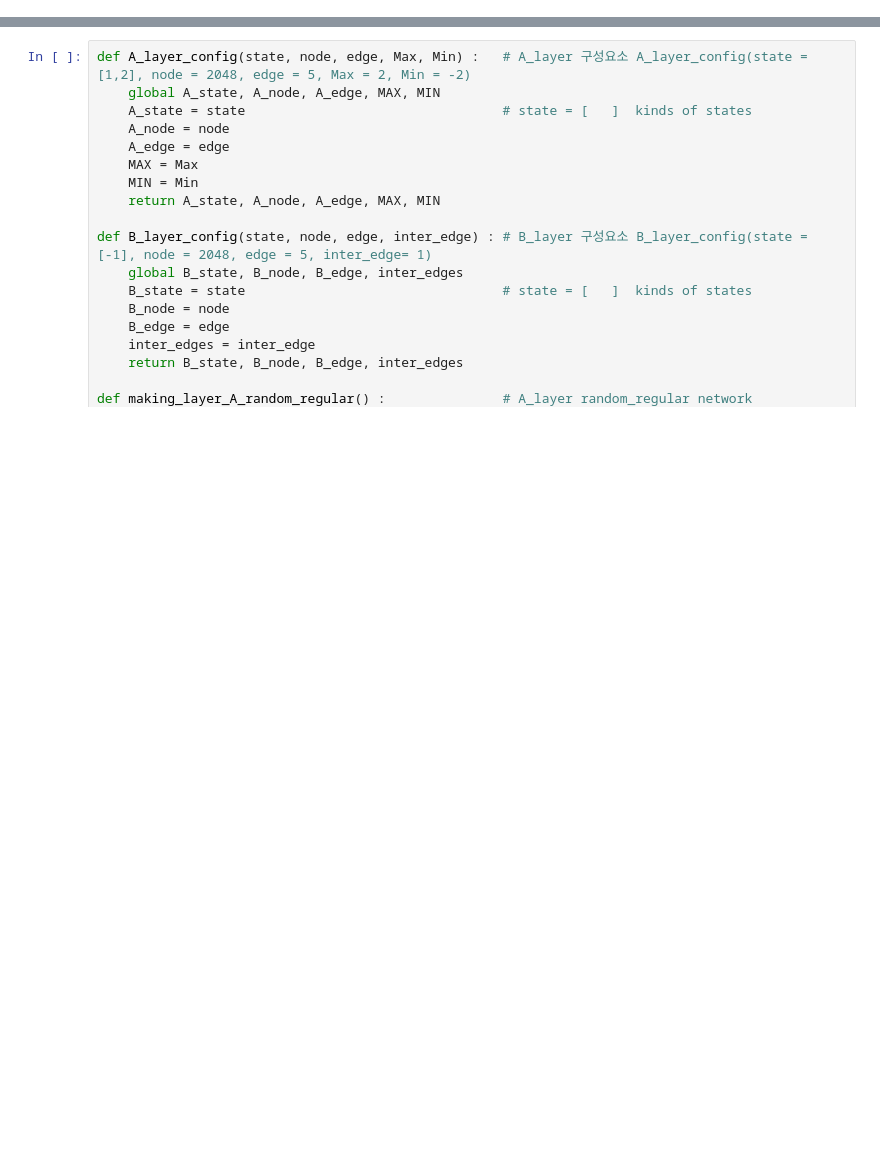
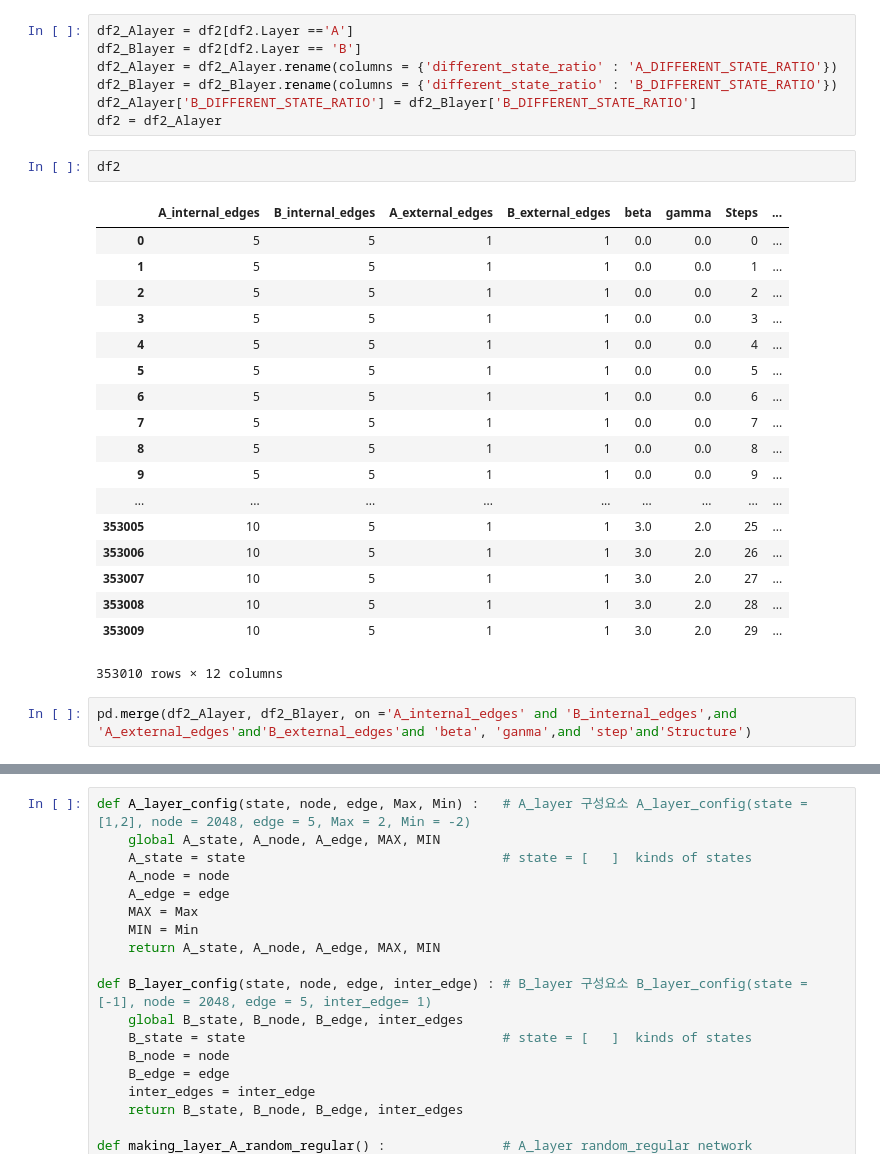
Before and after one commit to leighsix/CompetitionPycharm, a Jupyter notebook: making_visualization-Copy1.ipynb, the cells around one changed output, grey strips where cells are left out. Saved outputs shown, nothing was run; the diff lists cells and outputs as text; blank space fills up the shorter version.

```diff
--- a/making_visualization-Copy1.ipynb
+++ b/making_visualization-Copy1.ipynb
@@ -19,0 +277,30 @@ import time
+# %%
+df2_Alayer = df2[df2.Layer =='A']
+df2_Blayer = df2[df2.Layer == 'B']
+df2_Alayer = df2_Alayer.rename(columns = {'different_state_ratio' : 'A_DIFFERENT_STATE_RATIO'})
+df2_Blayer = df2_Blayer.rename(columns = {'different_state_ratio' : 'B_DIFFERENT_STATE_RATIO'})
+df2_Alayer['B_DIFFERENT_STATE_RATIO'] = df2_Blayer['B_DIFFERENT_STATE_RATIO']
+df2 = df2_Alayer
+# %%
+df2
+# %% [output]
+|  | A_internal_edges | B_internal_edges | A_external_edges | B_external_edges | beta | gamma | Steps | ... |
+| 0 | 5 | 5 | 1 | 1 | 0.0 | 0.0 | 0 | ... |
+| 1 | 5 | 5 | 1 | 1 | 0.0 | 0.0 | 1 | ... |
+| 2 | 5 | 5 | 1 | 1 | 0.0 | 0.0 | 2 | ... |
+| 3 | 5 | 5 | 1 | 1 | 0.0 | 0.0 | 3 | ... |
+| 4 | 5 | 5 | 1 | 1 | 0.0 | 0.0 | 4 | ... |
+| 5 | 5 | 5 | 1 | 1 | 0.0 | 0.0 | 5 | ... |
+| 6 | 5 | 5 | 1 | 1 | 0.0 | 0.0 | 6 | ... |
+| 7 | 5 | 5 | 1 | 1 | 0.0 | 0.0 | 7 | ... |
+| 8 | 5 | 5 | 1 | 1 | 0.0 | 0.0 | 8 | ... |
+| 9 | 5 | 5 | 1 | 1 | 0.0 | 0.0 | 9 | ... |
+| ... | ... | ... | ... | ... | ... | ... | ... | ... |
+| 353005 | 10 | 5 | 1 | 1 | 3.0 | 2.0 | 25 | ... |
+| 353006 | 10 | 5 | 1 | 1 | 3.0 | 2.0 | 26 | ... |
+| 353007 | 10 | 5 | 1 | 1 | 3.0 | 2.0 | 27 | ... |
+| 353008 | 10 | 5 | 1 | 1 | 3.0 | 2.0 | 28 | ... |
+| 353009 | 10 | 5 | 1 | 1 | 3.0 | 2.0 | 29 | ... |
+353010 rows × 12 columns
+# %%
+pd.merge(df2_Alayer, df2_Blayer, on ='A_internal_edges' and 'B_internal_edges',and 'A_external_edges'and'B_external_edges'and 'beta', 'ganma',and 'step'and'Structure')
```
Also changed, not shown: parts of 36 cells of this notebook, 10 other files.
